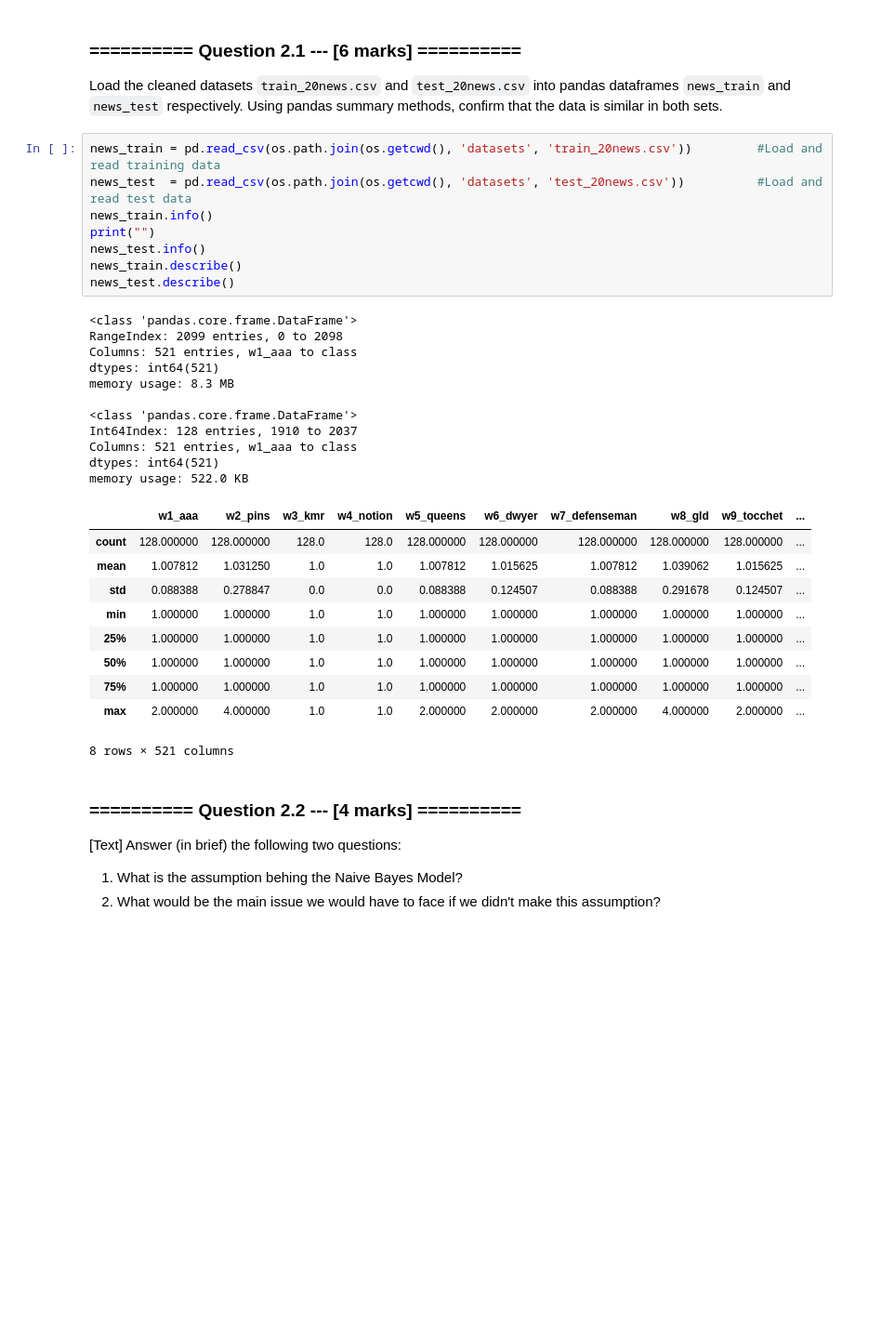
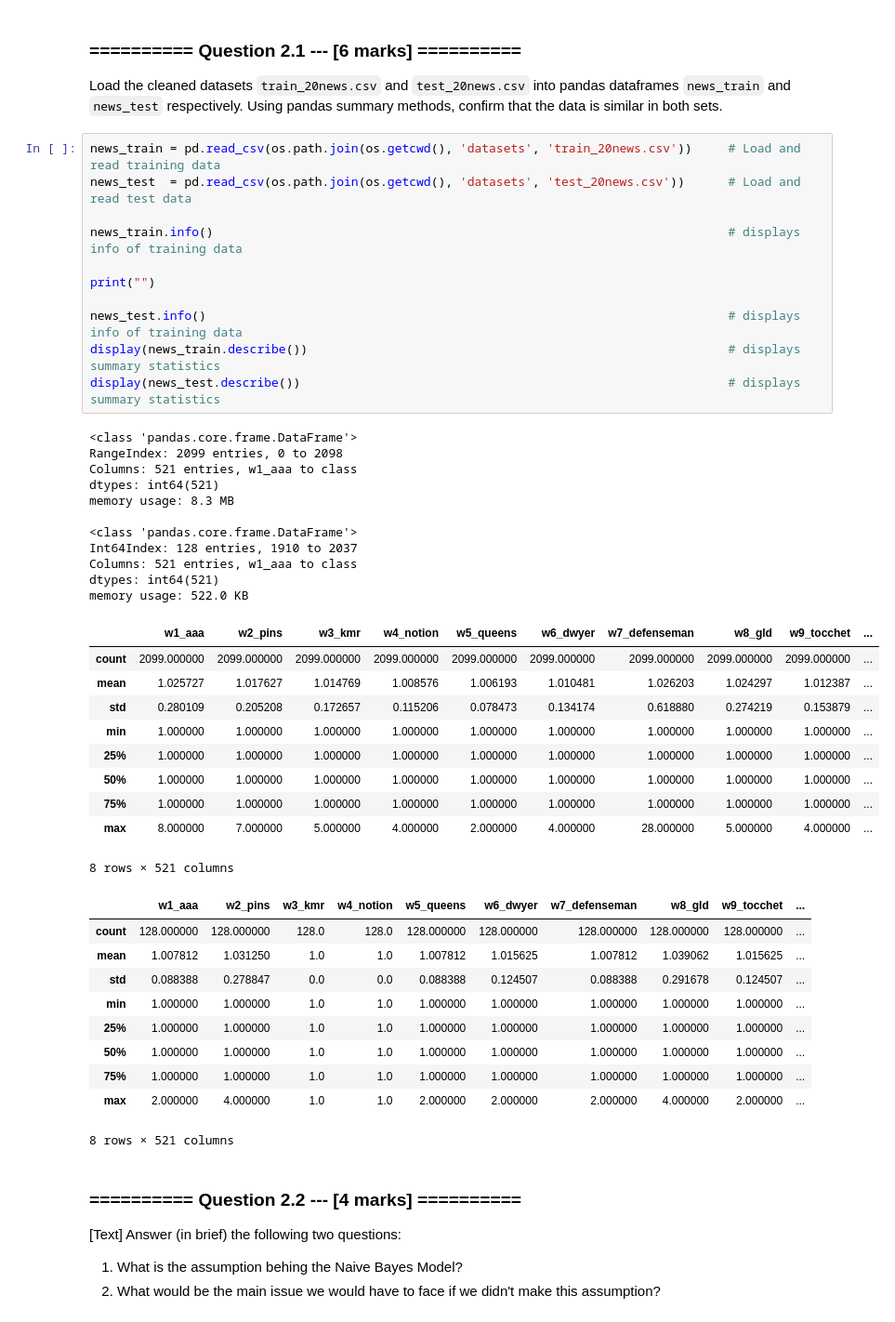
Before and after one commit to aadulan/iaml2018, a Jupyter notebook: Assignments/01_Analysis.ipynb, the cells around one changed output. Shown at 93% size. Cells and saved outputs as stored; diff of their text form; blank space fills up the shorter version.

```diff
--- a/Assignments/01_Analysis.ipynb
+++ b/Assignments/01_Analysis.ipynb
@@ -293,35 +311,48 @@ Now we want to fit a Gaussian Naive Bayes model to the cleaned dataset. You migh
 
 Load the cleaned datasets `train_20news.csv` and `test_20news.csv` into pandas dataframes `news_train` and `news_test` respectively. Using pandas summary methods, confirm that the data is similar in both sets.
 # %%
-news_train = pd.read_csv(os.path.join(os.getcwd(), 'datasets', 'train_20news.csv'))         #Load and read training data
-news_test  = pd.read_csv(os.path.join(os.getcwd(), 'datasets', 'test_20news.csv'))          #Load and read test data
-news_train.info()
+news_train = pd.read_csv(os.path.join(os.getcwd(), 'datasets', 'train_20news.csv'))     # Load and read training data
+news_test  = pd.read_csv(os.path.join(os.getcwd(), 'datasets', 'test_20news.csv'))      # Load and read test data
+
+news_train.info()                                                                       # displays info of training data
+
 print("")
-news_test.info()
-news_train.describe()
-news_test.describe()
+
+news_test.info()                                                                        # displays info of training data
+display(news_train.describe())                                                          # displays summary statistics
+display(news_test.describe())                                                           # displays summary statistics
 # %% [output]
 <class 'pandas.core.frame.DataFrame'>
 RangeIndex: 2099 entries, 0 to 2098
 Columns: 521 entries, w1_aaa to class
 dtypes: int64(521)
 memory usage: 8.3 MB
 
 <class 'pandas.core.frame.DataFrame'>
 Int64Index: 128 entries, 1910 to 2037
 Columns: 521 entries, w1_aaa to class
 dtypes: int64(521)
 memory usage: 522.0 KB
 |  | w1_aaa | w2_pins | w3_kmr | w4_notion | w5_queens | w6_dwyer | w7_defenseman | w8_gld | w9_tocchet | ... |
-| count | 128.000000 | 128.000000 | 128.0 | 128.0 | 128.000000 | 128.000000 | 128.000000 | 128.000000 | 128.000000 | ... |
-| mean | 1.007812 | 1.031250 | 1.0 | 1.0 | 1.007812 | 1.015625 | 1.007812 | 1.039062 | 1.015625 | ... |
-| std | 0.088388 | 0.278847 | 0.0 | 0.0 | 0.088388 | 0.124507 | 0.088388 | 0.291678 | 0.124507 | ... |
-| min | 1.000000 | 1.000000 | 1.0 | 1.0 | 1.000000 | 1.000000 | 1.000000 | 1.000000 | 1.000000 | ... |
-| 25% | 1.000000 | 1.000000 | 1.0 | 1.0 | 1.000000 | 1.000000 | 1.000000 | 1.000000 | 1.000000 | ... |
-| 50% | 1.000000 | 1.000000 | 1.0 | 1.0 | 1.000000 | 1.000000 | 1.000000 | 1.000000 | 1.000000 | ... |
-| 75% | 1.000000 | 1.000000 | 1.0 | 1.0 | 1.000000 | 1.000000 | 1.000000 | 1.000000 | 1.000000 | ... |
-| max | 2.000000 | 4.000000 | 1.0 | 1.0 | 2.000000 | 2.000000 | 2.000000 | 4.000000 | 2.000000 | ... |
+| count | 2099.000000 | 2099.000000 | 2099.000000 | 2099.000000 | 2099.000000 | 2099.000000 | 2099.000000 | 2099.000000 | 2099.000000 | ... |
+| mean | 1.025727 | 1.017627 | 1.014769 | 1.008576 | 1.006193 | 1.010481 | 1.026203 | 1.024297 | 1.012387 | ... |
+| std | 0.280109 | 0.205208 | 0.172657 | 0.115206 | 0.078473 | 0.134174 | 0.618880 | 0.274219 | 0.153879 | ... |
+| min | 1.000000 | 1.000000 | 1.000000 | 1.000000 | 1.000000 | 1.000000 | 1.000000 | 1.000000 | 1.000000 | ... |
+| 25% | 1.000000 | 1.000000 | 1.000000 | 1.000000 | 1.000000 | 1.000000 | 1.000000 | 1.000000 | 1.000000 | ... |
+| 50% | 1.000000 | 1.000000 | 1.000000 | 1.000000 | 1.000000 | 1.000000 | 1.000000 | 1.000000 | 1.000000 | ... |
+| 75% | 1.000000 | 1.000000 | 1.000000 | 1.000000 | 1.000000 | 1.000000 | 1.000000 | 1.000000 | 1.000000 | ... |
+| max | 8.000000 | 7.000000 | 5.000000 | 4.000000 | 2.000000 | 4.000000 | 28.000000 | 5.000000 | 4.000000 | ... |
 8 rows × 521 columns
+|  | w1_aaa | w2_pins | w3_kmr | w4_notion | w5_queens | w6_dwyer | w7_defenseman | w8_gld | w9_tocchet | ... |
+| count | 128.000000 | 128.000000 | 128.0 | 128.0 | 128.000000 | 128.000000 | 128.000000 | 128.000000 | 128.000000 | ... |
+| mean | 1.007812 | 1.031250 | 1.0 | 1.0 | 1.007812 | 1.015625 | 1.007812 | 1.039062 | 1.015625 | ... |
+| std | 0.088388 | 0.278847 | 0.0 | 0.0 | 0.088388 | 0.124507 | 0.088388 | 0.291678 | 0.124507 | ... |
+| min | 1.000000 | 1.000000 | 1.0 | 1.0 | 1.000000 | 1.000000 | 1.000000 | 1.000000 | 1.000000 | ... |
+| 25% | 1.000000 | 1.000000 | 1.0 | 1.0 | 1.000000 | 1.000000 | 1.000000 | 1.000000 | 1.000000 | ... |
+| 50% | 1.000000 | 1.000000 | 1.0 | 1.0 | 1.000000 | 1.000000 | 1.000000 | 1.000000 | 1.000000 | ... |
+| 75% | 1.000000 | 1.000000 | 1.0 | 1.0 | 1.000000 | 1.000000 | 1.000000 | 1.000000 | 1.000000 | ... |
+| max | 2.000000 | 4.000000 | 1.0 | 1.0 | 2.000000 | 2.000000 | 2.000000 | 4.000000 | 2.000000 | ... |
+8 rows × 521 columns
 # %% [markdown]
 ### ========== Question 2.2 --- [4 marks] ==========
 
```
Also changed, not shown: parts of 31 cells of this notebook.
